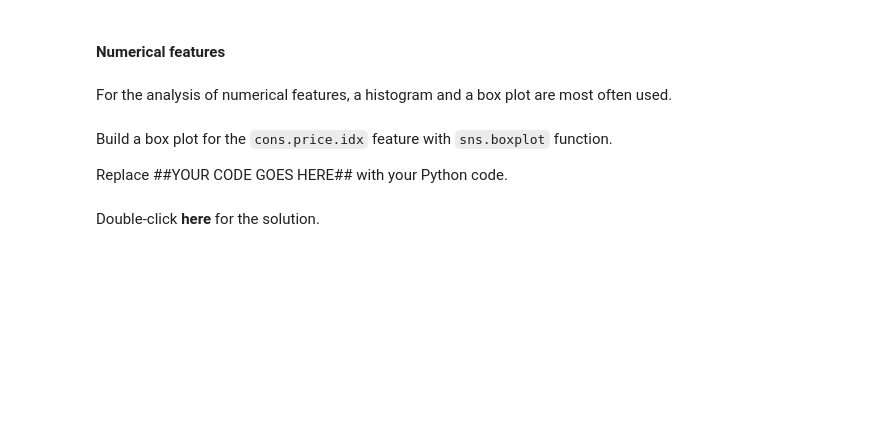
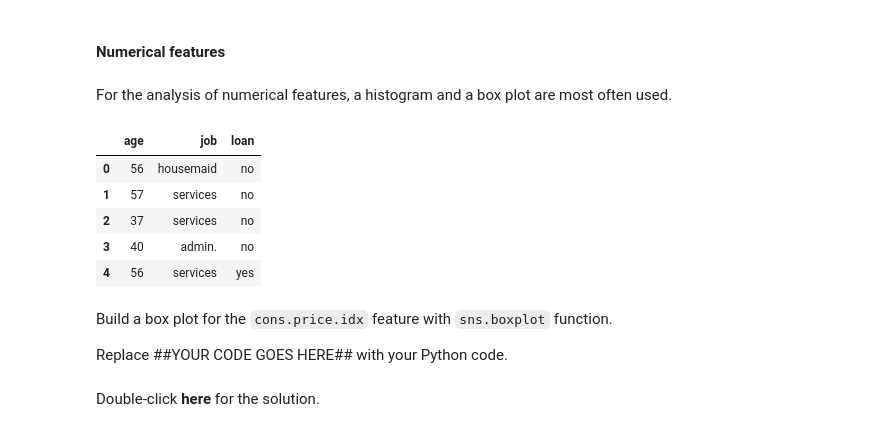
Before and after one commit to ledidk/data_analysis_in_banking, a Jupyter notebook: VDA_Banking_L2.ipynb, the cells around one changed output. Cells and saved outputs as stored; diff of their text form; code cells hidden in the pictures; blank space fills up the shorter version.

```diff
--- a/VDA_Banking_L2.ipynb
+++ b/VDA_Banking_L2.ipynb
@@ -370,6 +370,15 @@ Let us give the most commonly used plot types to analyze single features of data
 #### Numerical features
 # %% [markdown]
 For the analysis of numerical features, a histogram and a box plot are most often used.
+# %%
+df[["age", "job", "loan"].grou].head()
+# %% [output]
+|  | age | job | loan |
+| 0 | 56 | housemaid | no |
+| 1 | 57 | services | no |
+| 2 | 37 | services | no |
+| 3 | 40 | admin. | no |
+| 4 | 56 | services | yes |
 # %% [markdown]
 Build a box plot for the `cons.price.idx` feature with `sns.boxplot` function.
 
```
